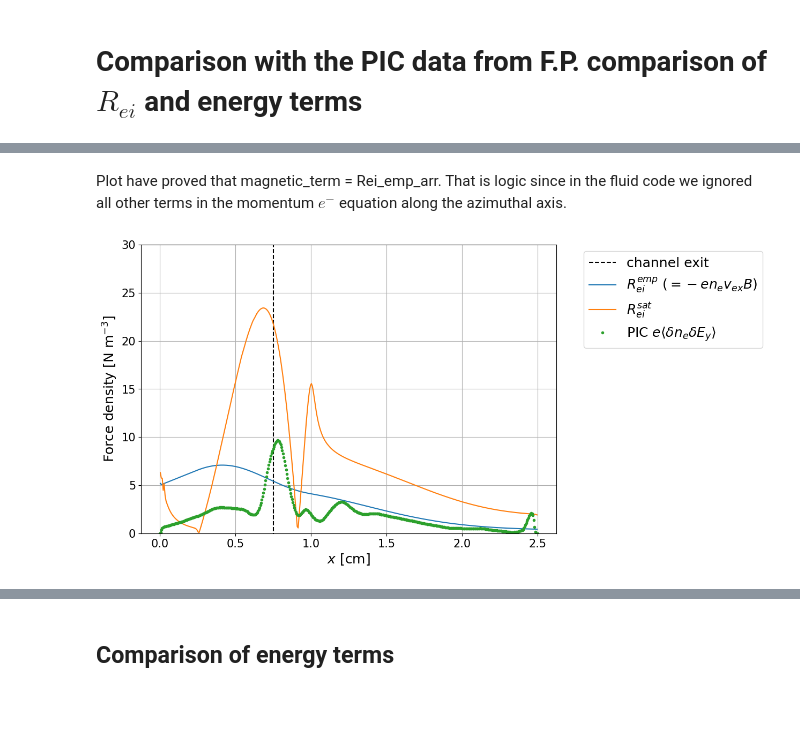
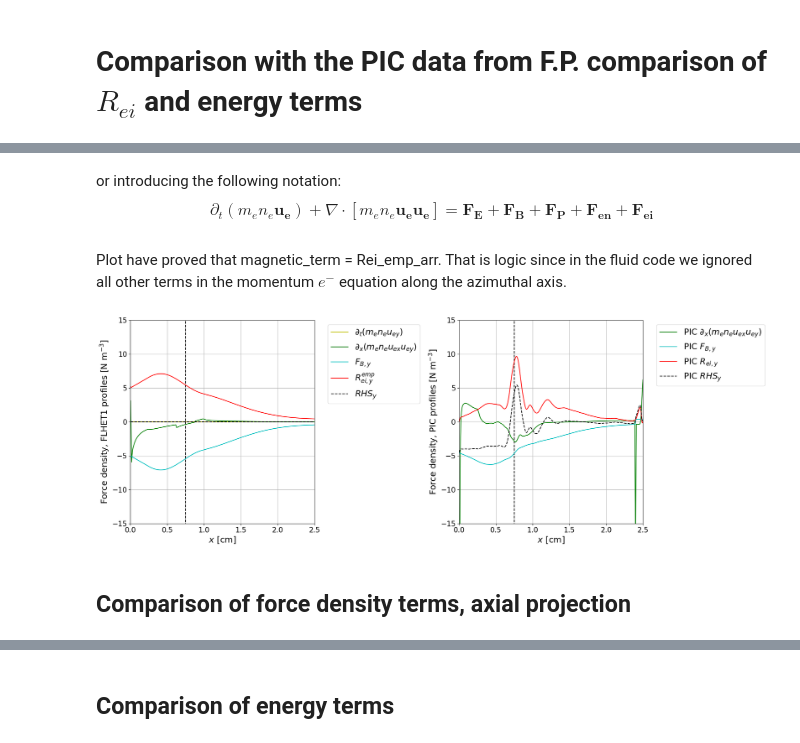
Before and after one commit to federicopetronio/FLHET1D, a Jupyter notebook: plots_comparison_PIC.ipynb, the cells around one changed output, grey strips where cells are left out. Drawn from its saved outputs; the diff is of its cells as text; code cells hidden in the pictures; blank space fills up the shorter version.

Commit message:
Made new plots. Tried a consistent collisional case with M. Mazallon parameters but did not work.

```diff
--- a/plots_comparison_PIC.ipynb
+++ b/plots_comparison_PIC.ipynb
@@ -52,6 +56,6 @@ titlefontsize   = 20
 # %% [markdown]
 # Comparison with the PIC data from F.P. comparison of $R_{ei}$  and energy terms
 # %%
-extracted_df = pd.read_csv("./Inputs/20240709_PIC_data_FP/20240709_PIC_ext_df.csv", sep="\t", header=0)
+extracted_df = pd.read_csv("./Inputs/PIC_data_FP/20240724_PIC_ext_df.csv", sep="\t", header=0)
 print(extracted_df.columns)
 # %% [output]
@@ -62,0 +77,5 @@ Index(['Unnamed: 0', 'x', 'EE', 'n_e', 'corr_term', 've_y', 've_x', 'Te_x',
+# %% [markdown]
+or introducing the following notation:
+$$
+\partial_t(m_e n_e \mathbf{u_e}) + \nabla \cdot \left[ m_e n_e \mathbf{u_e}\mathbf{u_e} \right] = \mathbf{F_{E}} + \mathbf{F_{B}} + \mathbf{F_{P}} + \mathbf{F_{en}} + \mathbf{F_{ei}}
+$$
@@ -63,26 +93,53 @@ Index(['Unnamed: 0', 'x', 'EE', 'n_e', 'corr_term', 've_y', 've_x', 'Te_x',
 # %%
-Rei_emp_arr     = mplt_mod.compute_Rei_empirical(P, Barr, ESTAR, wall_inter_type, R1, R2, Mi, x_center, LTHR, KEL, alpha_B)
+Rei_emp_y     = mplt_mod.compute_Rei_empirical(P, Barr, ESTAR, wall_inter_type, R1, R2, Mi, x_center, LTHR, KEL, alpha_B)
+F_in_y  = np.gradient(phy_const.m_e * ni * uex * uey, x_center)
+F_t_y   = phy_const.m_e * (ni*uey - Pm1[1, :]* (w_ce / nu_eff) * Pm1[4, :])/(t - tm1)
 Rei_sat_arr     = mplt_mod.compute_Rei_saturated(P, Mi, x_center)
-magnetic_term   = - phy_const.e * P[1, :] * Barr * P[4, :]
+F_B_y   = phy_const.e * ni * Barr * uex
+RHS_y     = Rei_emp_y + F_B_y
+LHS_y      = F_t_y + F_in_y
+# %%
+PIC_Rei_y   = extracted_df['corr_term_y']
+PIC_F_in_y  = np.gradient(phy_const.m_e * extracted_df['n_e'] * extracted_df['ve_x'] * extracted_df['ve_y'], extracted_df['x']/100)
+PIC_F_B_y   = phy_const.e * extracted_df['n_e'] * extracted_df['BB']*100 * extracted_df['ve_x']
+PIC_RHS_y     = PIC_Rei_y + PIC_F_B_y
 # %% [markdown]
 Plot have proved that magnetic_term = Rei_emp_arr. That is logic since in the fluid code we ignored all other terms in the momentum $e^-$ equation along the azimuthal axis.
 # %%
-f, ax = plt.subplots(figsize=(10,7))
+f, ax = plt.subplots(1, 2, figsize=(20,7))
 
-ax.plot([LTHR*100, LTHR*100], [-50., 50.], 'k--', label = "channel exit")
-ax.plot(x_center*100, Rei_emp_arr, '-', label = "$R_{ei}^{emp}$ ($=-e n_e v_{ex} B$)")
-ax.plot(x_center*100, Rei_sat_arr, '-', label="$R_{ei}^{sat}$")
-ax.plot(extracted_df['x'], extracted_df['corr_term'], '.', label="PIC $e\\langle \\delta n_e \\delta E_y \\rangle$")
+ax[0].plot([LTHR*100, LTHR*100], [-2000., 2000.], 'k--')
+ax[0].plot(x_center*100, F_t_y, 'y-', label = "$\\partial_t (m_e n_e u_{ey})$")
+ax[0].plot(x_center*100, F_in_y, 'g-', label = "$\\partial_x (m_e n_e u_{ex} u_{ey})$")
+ax[0].plot(x_center*100, F_B_y, 'c-', label = "$F_{B,y}$")
+ax[0].plot(x_center*100, Rei_emp_y, 'r-', label = "$R_{ei,y}^{emp}$")
+ax[0].plot(x_center*100, RHS_y, 'k--', label = "$RHS_y$")
+ax[0].set_ylim([-15., 15.])
+ax[0].set_xlim([0., 2.5])
+ax[0].set_xlabel("$x$ [cm]", fontsize=axisfontsize)
+ax[0].set_ylabel("Force density, FLHET1 profiles [N m$^{-3}$]", fontsize=axisfontsize)
+ax[0].xaxis.set_tick_params(labelsize=tickfontsize)
+ax[0].yaxis.set_tick_params(labelsize=tickfontsize)
+ax[0].grid()
+ax[0].legend(loc="upper left", bbox_to_anchor=(1.05, 1.0), fontsize=legendfontsize)
 
-ax.set_ylim([0., 30.])
+ax[1].plot([LTHR*100, LTHR*100], [-2000., 2000.], 'k--')
+ax[1].plot(extracted_df['x'], PIC_F_in_y, 'g-', label = "PIC $\\partial_x (m_e n_e u_{ex} u_{ey})$")
+ax[1].plot(extracted_df['x'], PIC_F_B_y, 'c-', label = "PIC $F_{B,y}$")
+ax[1].plot(extracted_df['x'], PIC_Rei_y, 'r-', label = "PIC $R_{ei,y}$")
+ax[1].plot(extracted_df['x'], PIC_RHS_y, 'k--', label = "PIC $RHS_y$")
+ax[1].set_ylim([-15., 15.])
+ax[1].set_xlim([0., 2.5])
+ax[1].set_xlabel("$x$ [cm]", fontsize=axisfontsize)
+ax[1].set_ylabel("Force density, PIC profiles [N m$^{-3}$]", fontsize=axisfontsize)
+ax[1].xaxis.set_tick_params(labelsize=tickfontsize)
+ax[1].yaxis.set_tick_params(labelsize=tickfontsize)
+ax[1].grid()
+ax[1].legend(loc="upper left", bbox_to_anchor=(1.05, 1.0), fontsize=legendfontsize)
 
-ax.set_xlabel("$x$ [cm]", fontsize=axisfontsize)
-ax.set_ylabel("Force density [N m$^{-3}$]", fontsize=axisfontsize)
-ax.xaxis.set_tick_params(labelsize=tickfontsize)
-ax.yaxis.set_tick_params(labelsize=tickfontsize)
-
-ax.grid()
-ax.legend(loc="upper left", bbox_to_anchor=(1.05, 1.0), fontsize=legendfontsize)
+plt.tight_layout()
 plt.show()
 # %% [output]
-[figure, old version]
+[figure, new version]
+# %% [markdown]
+## Comparison of force density terms, axial projection
```
Also changed, not shown: parts of 24 cells of this notebook, 1 other file.
